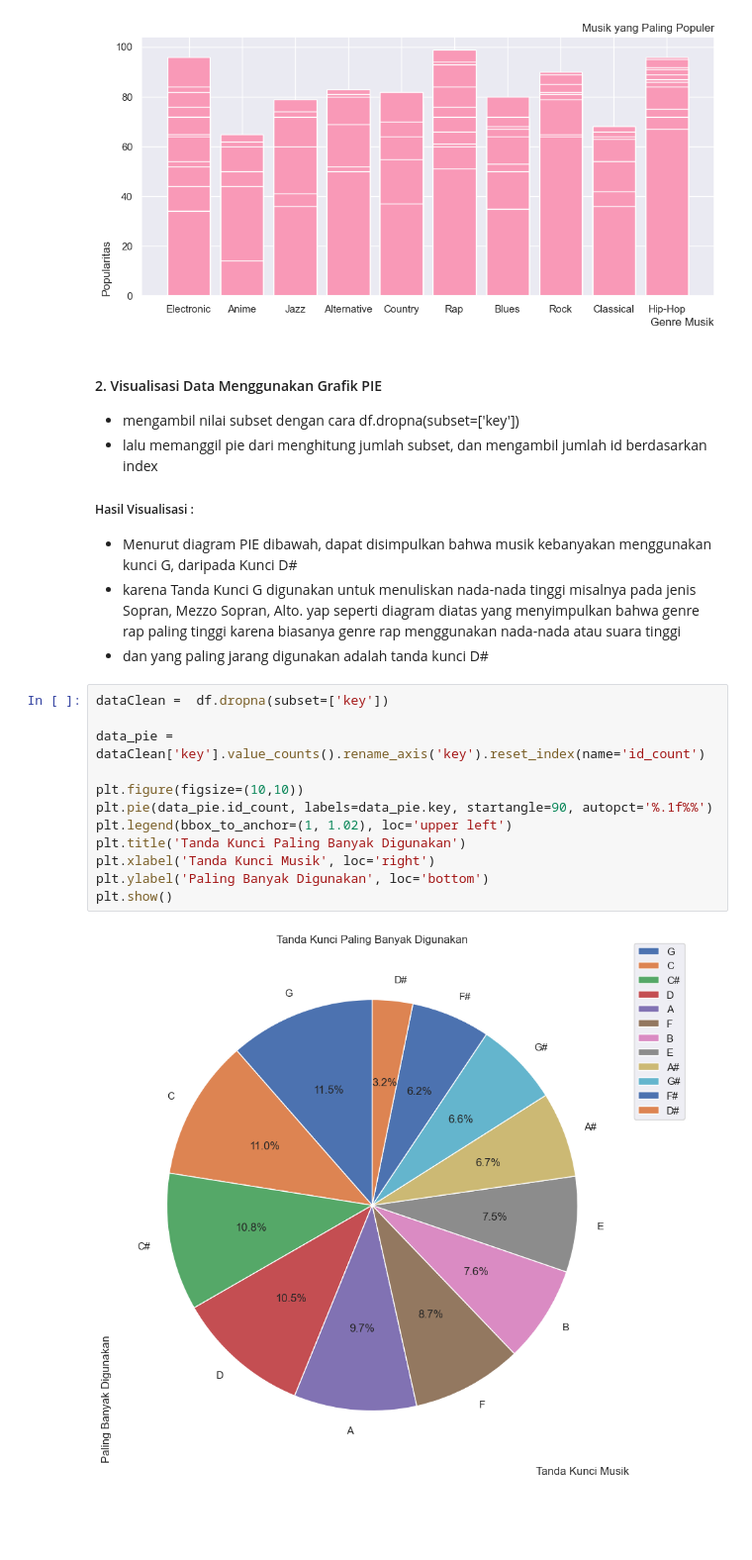
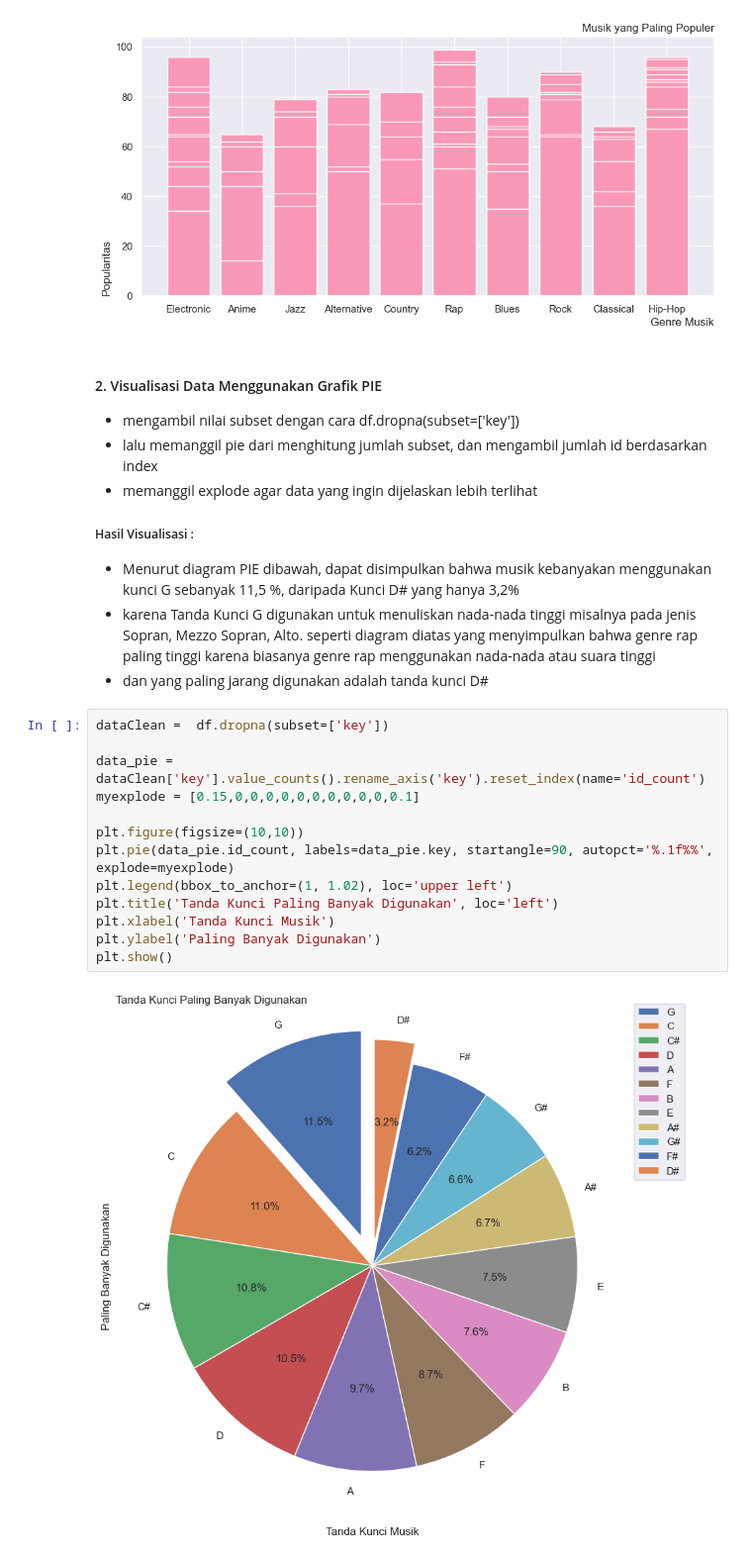
Before and after one commit to Sukoshi2/Praktikum_KB, a Jupyter notebook: Posttest_KB_3/059_Nizar_Posttest3.ipynb, the cells around one changed output. Shown: that part at 99% size. Drawn from its saved outputs; the diff is of its cells as text; blank space fills up the shorter version.

```diff
--- a/Posttest_KB_3/059_Nizar_Posttest3.ipynb
+++ b/Posttest_KB_3/059_Nizar_Posttest3.ipynb
@@ -42,22 +42,24 @@ plt.show()
 #### 2. Visualisasi Data Menggunakan Grafik PIE
 - mengambil nilai subset dengan cara df.dropna(subset=['key'])
 - lalu memanggil pie dari menghitung jumlah subset, dan mengambil jumlah id berdasarkan index
+- memanggil explode agar data yang ingin dijelaskan lebih terlihat
 
 ##### Hasil Visualisasi :
-- Menurut diagram PIE dibawah, dapat disimpulkan bahwa musik kebanyakan menggunakan kunci G, daripada Kunci D#
-- karena Tanda Kunci G digunakan untuk menuliskan nada-nada tinggi misalnya pada jenis Sopran, Mezzo Sopran, Alto. yap seperti diagram diatas yang menyimpulkan bahwa genre rap paling tinggi karena biasanya genre rap menggunakan nada-nada atau suara tinggi
+- Menurut diagram PIE dibawah, dapat disimpulkan bahwa musik kebanyakan menggunakan kunci G sebanyak 11,5 %, daripada Kunci D# yang hanya 3,2%
+- karena Tanda Kunci G digunakan untuk menuliskan nada-nada tinggi misalnya pada jenis Sopran, Mezzo Sopran, Alto. seperti diagram diatas yang menyimpulkan bahwa genre rap paling tinggi karena biasanya genre rap menggunakan nada-nada atau suara tinggi
 - dan yang paling jarang digunakan adalah tanda kunci D#
 # %%
 dataClean =  df.dropna(subset=['key'])
 
 data_pie = dataClean['key'].value_counts().rename_axis('key').reset_index(name='id_count')
+myexplode = [0.15,0,0,0,0,0,0,0,0,0,0,0.1]
 
 plt.figure(figsize=(10,10))
-plt.pie(data_pie.id_count, labels=data_pie.key, startangle=90, autopct='%.1f%%')
+plt.pie(data_pie.id_count, labels=data_pie.key, startangle=90, autopct='%.1f%%', explode=myexplode)
 plt.legend(bbox_to_anchor=(1, 1.02), loc='upper left')
-plt.title('Tanda Kunci Paling Banyak Digunakan')
-plt.xlabel('Tanda Kunci Musik', loc='right')
-plt.ylabel('Paling Banyak Digunakan', loc='bottom')
+plt.title('Tanda Kunci Paling Banyak Digunakan', loc='left')
+plt.xlabel('Tanda Kunci Musik')
+plt.ylabel('Paling Banyak Digunakan')
 plt.show()
 # %% [output]
-[figure, old version]
+[figure, new version]
```
Also changed, not shown: parts of 3 cells of this notebook.
